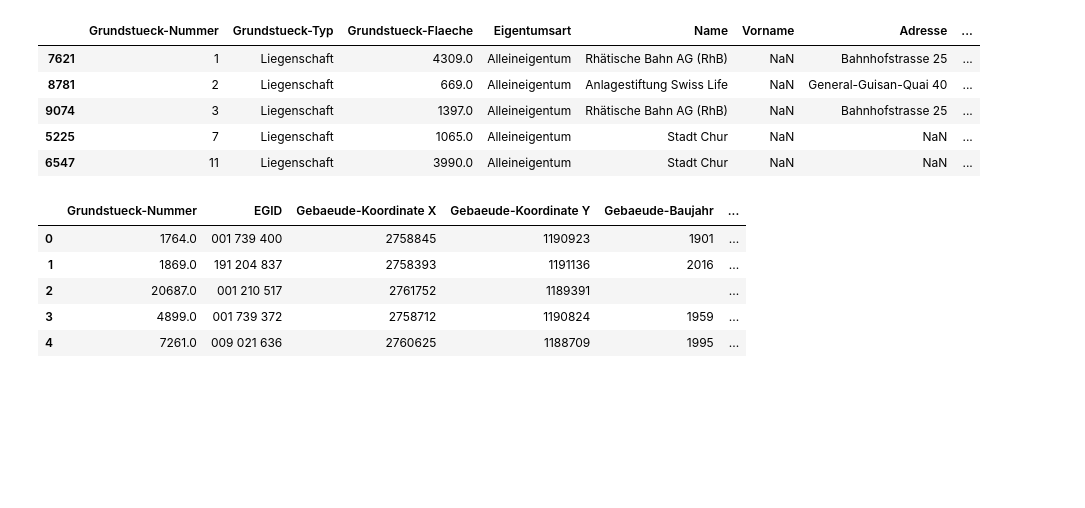
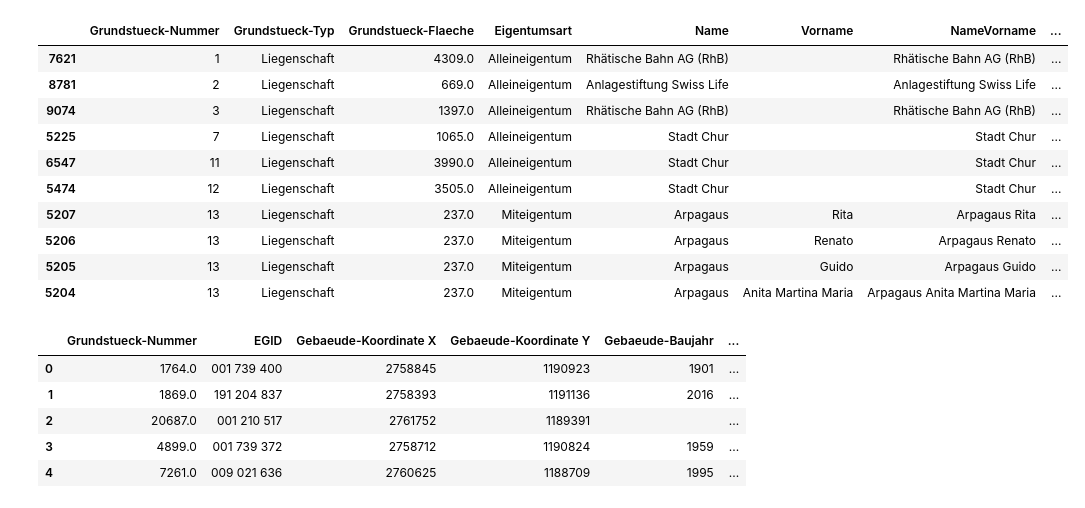
Before and after one commit to RetoFurter/MAZ-Abschlussarbeit, a Jupyter notebook: Liegenschaften Chur/003_EGID_und_Grundstückdaten_zusammen_in_DataFrame.ipynb, the cells around one changed output. Saved outputs shown, nothing was run; the diff lists cells and outputs as text; code cells hidden in the pictures; blank space fills up the shorter version.

```diff
--- a/Liegenschaften Chur/003_EGID_und_Grundstückdaten_zusammen_in_DataFrame.ipynb
+++ b/Liegenschaften Chur/003_EGID_und_Grundstückdaten_zusammen_in_DataFrame.ipynb
@@ -37,19 +39,28 @@ gis = gis.dropna(axis=0, subset=['Grundstueck-Nummer'])
 
 gis['Grundstueck-Nummer'] = gis['Grundstueck-Nummer'].astype(int)
 
+# zusätzliche Spalte Vor- und Nachname
+gis = gis.fillna('')
+gis['NameVorname'] = gis['Name'] + " " + gis['Vorname']
+
 
 # Reihenfolge der Spalten ändern
-gis = gis[['Grundstueck-Nummer', 'Grundstueck-Typ', 'Grundstueck-Flaeche', 'Eigentumsart', 'Name', 'Vorname', 'Adresse', 'PLZ', 'Ort', 'Datum der Abfrage']]
+gis = gis[['Grundstueck-Nummer', 'Grundstueck-Typ', 'Grundstueck-Flaeche', 'Eigentumsart', 'Name', 'Vorname', 'NameVorname', 'Adresse', 'PLZ', 'Ort', 'Datum der Abfrage']]
 # %%
 # Sortieren nach Grundstück-Nummer
-gis.sort_values("Grundstueck-Nummer").head(5)
+gis.sort_values("Grundstueck-Nummer").head(10)
 # %% [output]
-|  | Grundstueck-Nummer | Grundstueck-Typ | Grundstueck-Flaeche | Eigentumsart | Name | Vorname | Adresse | ... |
-| 7621 | 1 | Liegenschaft | 4309.0 | Alleineigentum | Rhätische Bahn AG (RhB) | NaN | Bahnhofstrasse 25 | ... |
-| 8781 | 2 | Liegenschaft | 669.0 | Alleineigentum | Anlagestiftung Swiss Life | NaN | General-Guisan-Quai 40 | ... |
-| 9074 | 3 | Liegenschaft | 1397.0 | Alleineigentum | Rhätische Bahn AG (RhB) | NaN | Bahnhofstrasse 25 | ... |
-| 5225 | 7 | Liegenschaft | 1065.0 | Alleineigentum | Stadt Chur | NaN | NaN | ... |
-| 6547 | 11 | Liegenschaft | 3990.0 | Alleineigentum | Stadt Chur | NaN | NaN | ... |
+|  | Grundstueck-Nummer | Grundstueck-Typ | Grundstueck-Flaeche | Eigentumsart | Name | Vorname | NameVorname | ... |
+| 7621 | 1 | Liegenschaft | 4309.0 | Alleineigentum | Rhätische Bahn AG (RhB) |  | Rhätische Bahn AG (RhB) | ... |
+| 8781 | 2 | Liegenschaft | 669.0 | Alleineigentum | Anlagestiftung Swiss Life |  | Anlagestiftung Swiss Life | ... |
+| 9074 | 3 | Liegenschaft | 1397.0 | Alleineigentum | Rhätische Bahn AG (RhB) |  | Rhätische Bahn AG (RhB) | ... |
+| 5225 | 7 | Liegenschaft | 1065.0 | Alleineigentum | Stadt Chur |  | Stadt Chur | ... |
+| 6547 | 11 | Liegenschaft | 3990.0 | Alleineigentum | Stadt Chur |  | Stadt Chur | ... |
+| 5474 | 12 | Liegenschaft | 3505.0 | Alleineigentum | Stadt Chur |  | Stadt Chur | ... |
+| 5207 | 13 | Liegenschaft | 237.0 | Miteigentum | Arpagaus | Rita | Arpagaus Rita | ... |
+| 5206 | 13 | Liegenschaft | 237.0 | Miteigentum | Arpagaus | Renato | Arpagaus Renato | ... |
+| 5205 | 13 | Liegenschaft | 237.0 | Miteigentum | Arpagaus | Guido | Arpagaus Guido | ... |
+| 5204 | 13 | Liegenschaft | 237.0 | Miteigentum | Arpagaus | Anita Martina Maria | Arpagaus Anita Martina Maria | ... |
 # %%
 # CSV öffnen: EGID-Daten
 
```
Also changed, not shown: parts of 10 cells of this notebook, 3 other files.
